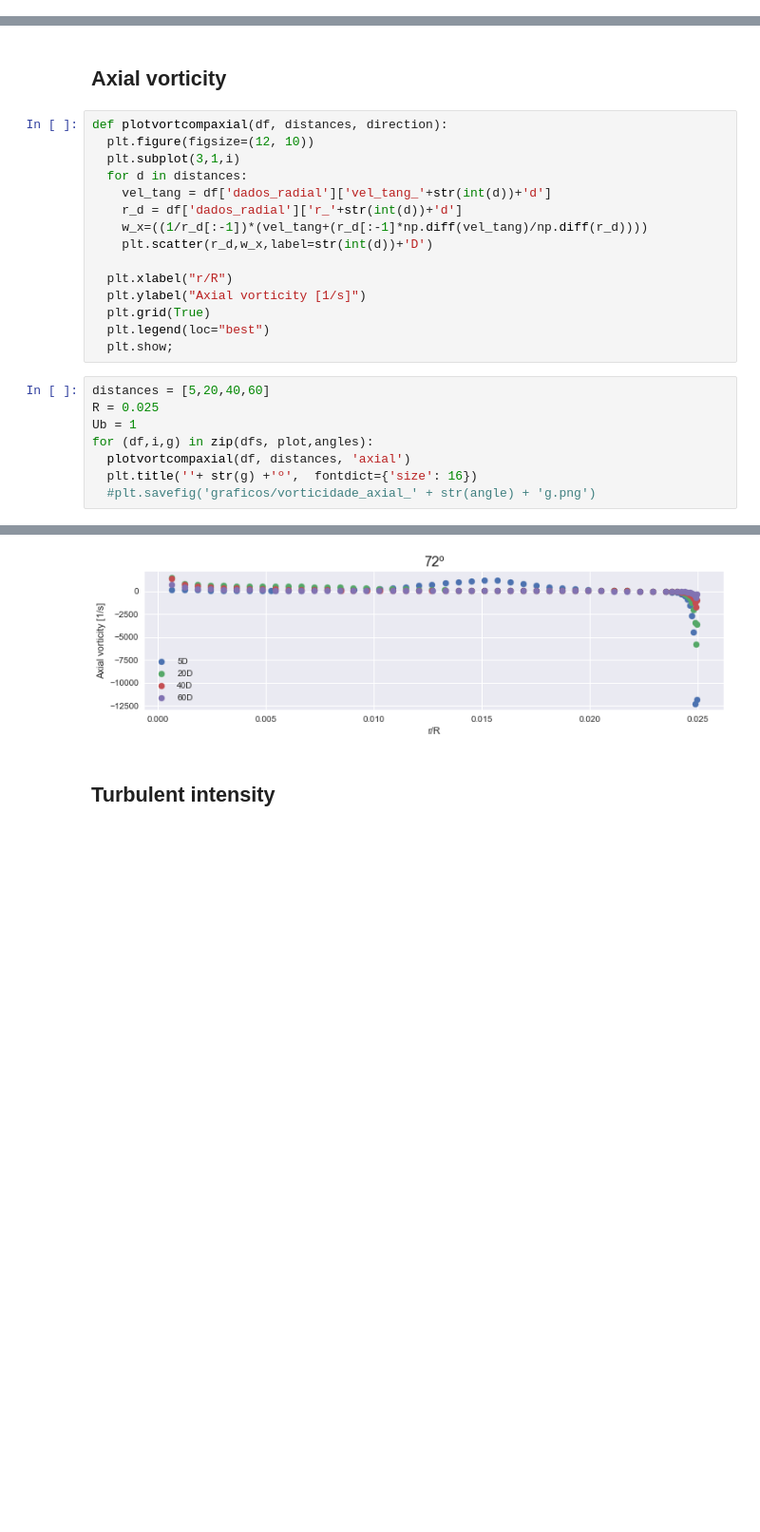
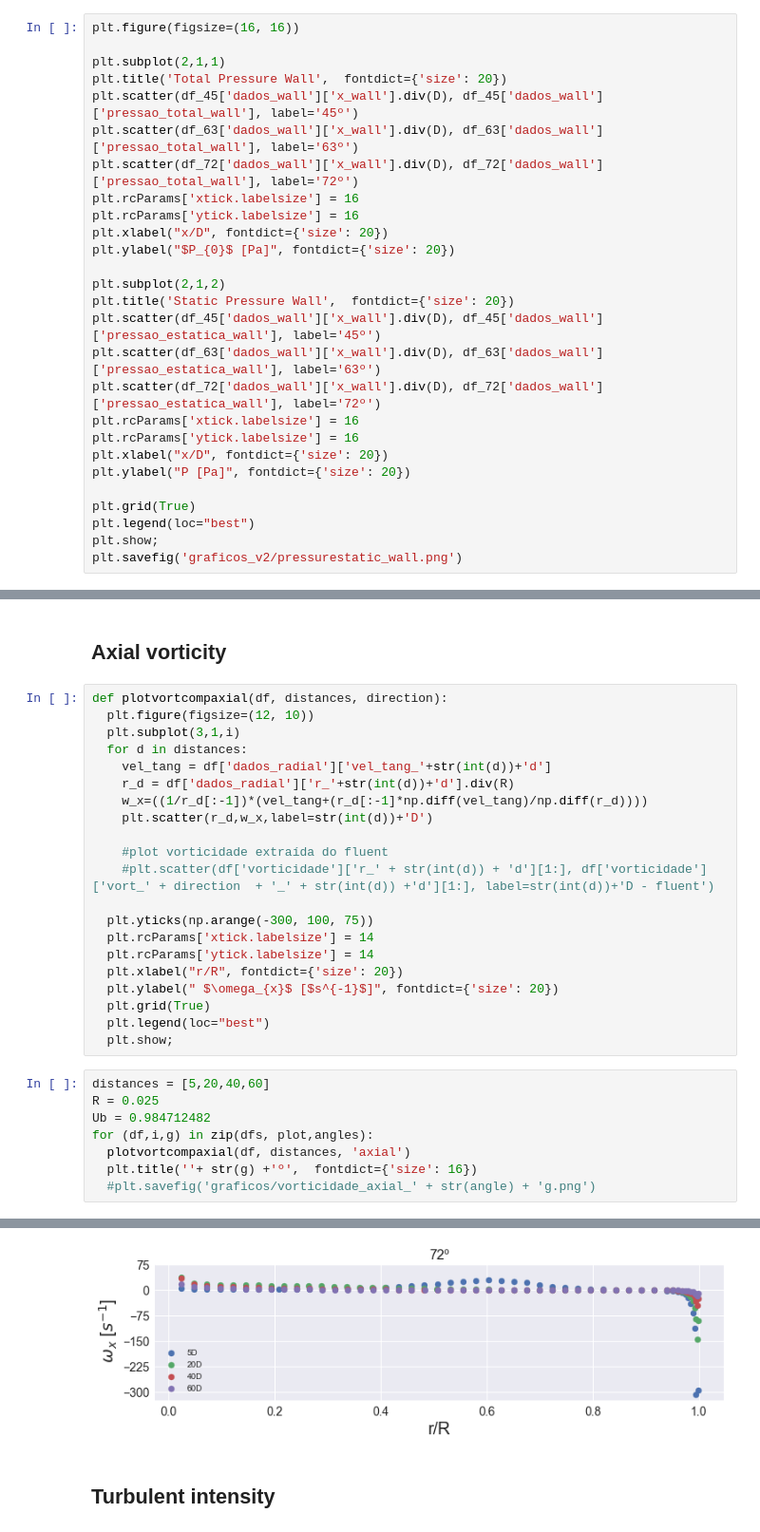
Before and after one commit to rodrigo-cabral-lab/mestrado, a Jupyter notebook: results_tail/analysis_results_swirling_flow_v2.ipynb, the cells around one changed output, grey strips where cells are left out. Shown at 95% size. Cells and saved outputs as stored; diff of their text form; blank space fills up the shorter version.

```diff
--- a/results_tail/analysis_results_swirling_flow_v2.ipynb
+++ b/results_tail/analysis_results_swirling_flow_v2.ipynb
@@ -121,0 +167,27 @@ plt.savefig('graficos_v2/velaxial_axis.png')
+# %%
+plt.figure(figsize=(16, 16))
+
+plt.subplot(2,1,1)
+plt.title('Total Pressure Wall',  fontdict={'size': 20})
+plt.scatter(df_45['dados_wall']['x_wall'].div(D), df_45['dados_wall']['pressao_total_wall'], label='45º')
+plt.scatter(df_63['dados_wall']['x_wall'].div(D), df_63['dados_wall']['pressao_total_wall'], label='63º')
+plt.scatter(df_72['dados_wall']['x_wall'].div(D), df_72['dados_wall']['pressao_total_wall'], label='72º')
+plt.rcParams['xtick.labelsize'] = 16
+plt.rcParams['ytick.labelsize'] = 16
+plt.xlabel("x/D", fontdict={'size': 20})
+plt.ylabel("$P_{0}$ [Pa]", fontdict={'size': 20})
+
+plt.subplot(2,1,2)
+plt.title('Static Pressure Wall',  fontdict={'size': 20})
+plt.scatter(df_45['dados_wall']['x_wall'].div(D), df_45['dados_wall']['pressao_estatica_wall'], label='45º')
+plt.scatter(df_63['dados_wall']['x_wall'].div(D), df_63['dados_wall']['pressao_estatica_wall'], label='63º')
+plt.scatter(df_72['dados_wall']['x_wall'].div(D), df_72['dados_wall']['pressao_estatica_wall'], label='72º')
+plt.rcParams['xtick.labelsize'] = 16
+plt.rcParams['ytick.labelsize'] = 16
+plt.xlabel("x/D", fontdict={'size': 20})
+plt.ylabel("P [Pa]", fontdict={'size': 20})
+
+plt.grid(True)
+plt.legend(loc="best")
+plt.show;
+plt.savefig('graficos_v2/pressurestatic_wall.png')
@@ -158,19 +273,25 @@ def plotvortcompaxial(df, distances, direction):
   plt.subplot(3,1,i)
   for d in distances:
     vel_tang = df['dados_radial']['vel_tang_'+str(int(d))+'d']
-    r_d = df['dados_radial']['r_'+str(int(d))+'d']
+    r_d = df['dados_radial']['r_'+str(int(d))+'d'].div(R)
     w_x=((1/r_d[:-1])*(vel_tang+(r_d[:-1]*np.diff(vel_tang)/np.diff(r_d))))
     plt.scatter(r_d,w_x,label=str(int(d))+'D')
 
-  plt.xlabel("r/R")
-  plt.ylabel("Axial vorticity [1/s]")
+    #plot vorticidade extraída do fluent
+    #plt.scatter(df['vorticidade']['r_' + str(int(d)) + 'd'][1:], df['vorticidade']['vort_' + direction  + '_' + str(int(d)) +'d'][1:], label=str(int(d))+'D - fluent')
+
+  plt.yticks(np.arange(-300, 100, 75))
+  plt.rcParams['xtick.labelsize'] = 14
+  plt.rcParams['ytick.labelsize'] = 14
+  plt.xlabel("r/R", fontdict={'size': 20})
+  plt.ylabel(" $\omega_{x}$ [$s^{-1}$]", fontdict={'size': 20})
   plt.grid(True)
   plt.legend(loc="best")
   plt.show;
 # %%
 distances = [5,20,40,60]
 R = 0.025
-Ub = 1
+Ub = 0.984712482
 for (df,i,g) in zip(dfs, plot,angles):
   plotvortcompaxial(df, distances, 'axial')
   plt.title(''+ str(g) +'º',  fontdict={'size': 16})
@@ -181,4 +302,4 @@ for (df,i,g) in zip(dfs, plot,angles):
-[figure, old version]
+[figure, new version]
 # %% [markdown]
 ## Turbulent intensity
 # %%
```
Also changed, not shown: parts of 31 cells of this notebook, 18 other files.
